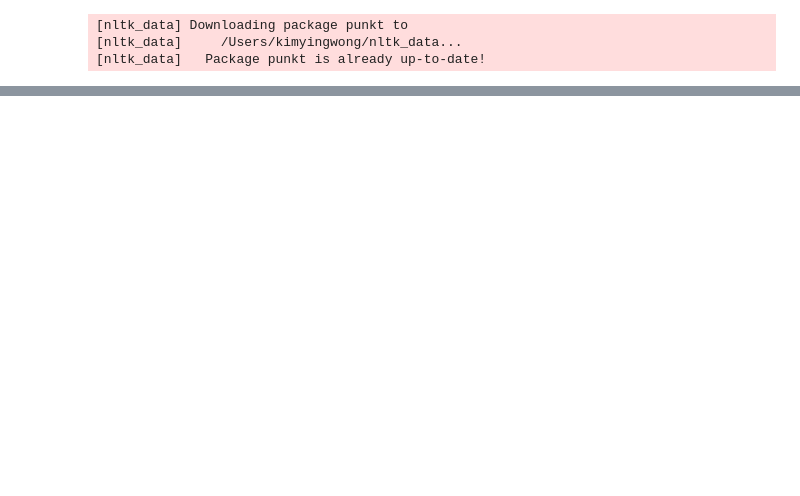
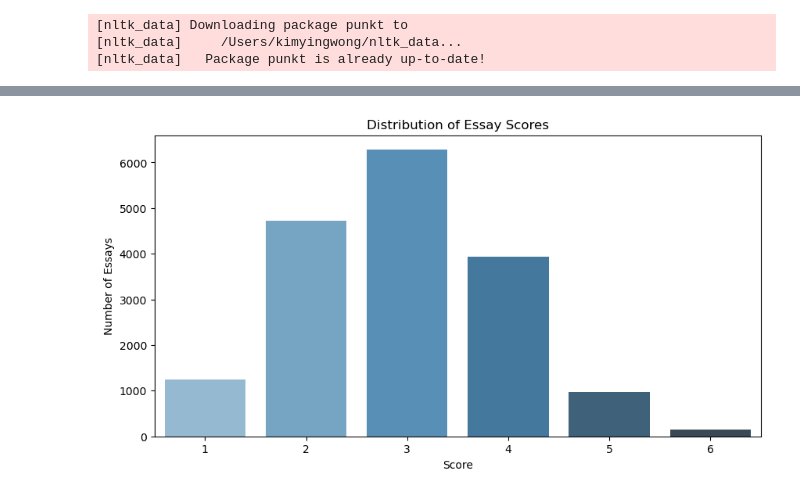
Before and after one commit to gordonwky/AI_Essay_Scoring, a Jupyter notebook: AI Essay scoring based on Learning Agency Lab Dataset.ipynb, the cells around one changed output, grey strips where cells are left out. Saved outputs shown, nothing was run; the diff lists cells and outputs as text; code cells hidden in the pictures; blank space fills up the shorter version.

```diff
--- a/AI Essay scoring based on Learning Agency Lab Dataset.ipynb
+++ b/AI Essay scoring based on Learning Agency Lab Dataset.ipynb
@@ -64,0 +67,13 @@ df_lex
+# %%
+# VISUALIZE THE SCORE DISTRIBUTION
+import matplotlib.pyplot as plt
+import seaborn as sns
+
+plt.figure(figsize=(10, 5))
+sns.countplot(data=df_lex, x="score", palette="Blues_d")
+plt.title("Distribution of Essay Scores")
+plt.xlabel("Score")
+plt.ylabel("Number of Essays")
+plt.show()
+# %% [output]
+[figure, added]
```
Also changed, not shown: parts of 26 cells of this notebook.
